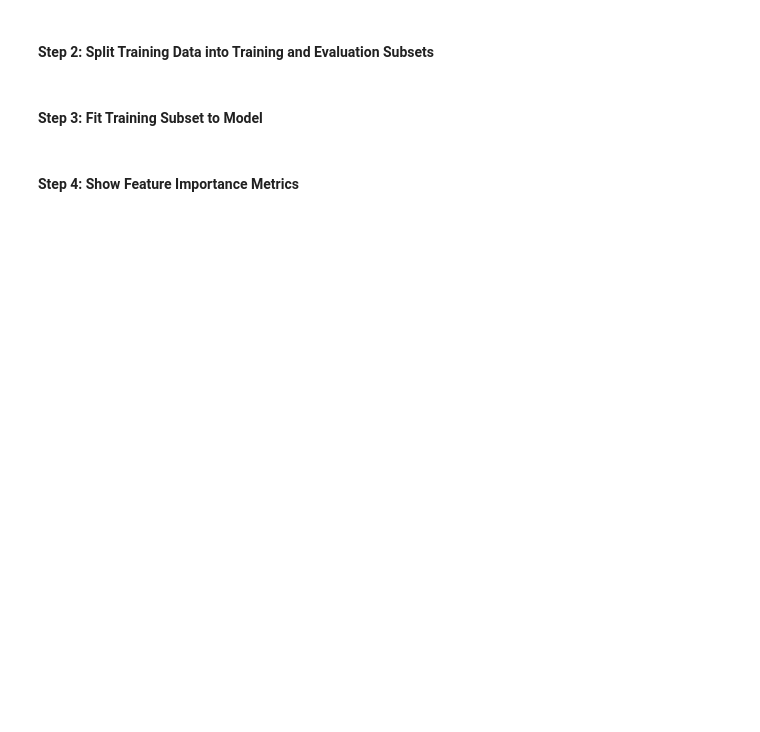
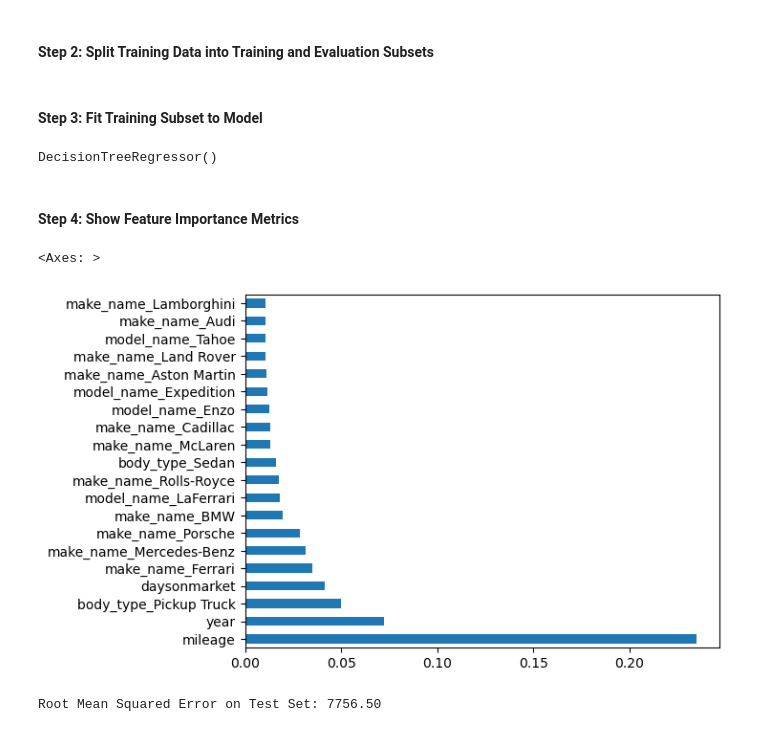
Before and after one commit to DaymonH/CarPricePredictor, a Jupyter notebook: pp-copy.ipynb, the cells around one changed output. Saved outputs shown, nothing was run; the diff lists cells and outputs as text; code cells hidden in the pictures; blank space fills up the shorter version.

Commit message:
ran script without errors for view on github

```diff
--- a/pp-copy.ipynb
+++ b/pp-copy.ipynb
@@ -450,0 +420,8 @@ See the caveats in the documentation: https://pandas.pydata.org/pandas-docs/stab
+# %%
+# Create a list of column names that contain non-numeric data
+categorical_columns = ['make_name', 'model_name','body_type', 'listing_color', 'state']
+
+# Use the pandas get_dummies() function to one-hot encode the categorical columns
+df_encoded = pd.get_dummies(sampled_df, columns=categorical_columns, drop_first=True)
+
+print(df_encoded.head())
@@ -451,6 +472,44 @@ See the caveats in the documentation: https://pandas.pydata.org/pandas-docs/stab
+# %%
+X = df_encoded.drop(columns=['price'])
+y = df_encoded['price']
 # %% [markdown]
 #### **Step 2: Split Training Data into Training and Evaluation Subsets**
+# %%
+from sklearn.model_selection import train_test_split
+
+
+X_train, X_test, y_train, y_test = train_test_split(X, y, test_size=0.2, random_state=24)
 # %% [markdown]
 #### **Step 3: Fit Training Subset to Model**
+# %%
+
+used_car_predictor = DecisionTreeRegressor()
+used_car_predictor.fit(X_train, y_train)
+# %% [output]
+DecisionTreeRegressor()
 # %% [markdown]
 #### **Step 4: Show Feature Importance Metrics**
+# %%
+import matplotlib
+feat_importances = pd.Series(used_car_predictor.feature_importances_, index=X.columns)
+feat_importances.nlargest(20).plot(kind='barh')
+# %% [output]
+<Axes: >
+[figure, added]
+# %%
+from sklearn.metrics import mean_squared_error
+import numpy as np  # Import numpy for square root
+
+
+# Predict on the test set
+y_test_pred = used_car_predictor.predict(X_test)
+
+# Calculate the MSE on the test set
+mse_test = mean_squared_error(y_test, y_test_pred)
+
+# Calculate the RMSE for the test set
+rmse_test = np.sqrt(mse_test)
+
+print(f'Root Mean Squared Error on Test Set: {rmse_test:.2f}')
+# %% [output]
+Root Mean Squared Error on Test Set: 7756.50
```
Also changed, not shown: parts of 24 cells of this notebook, 1 other file.
